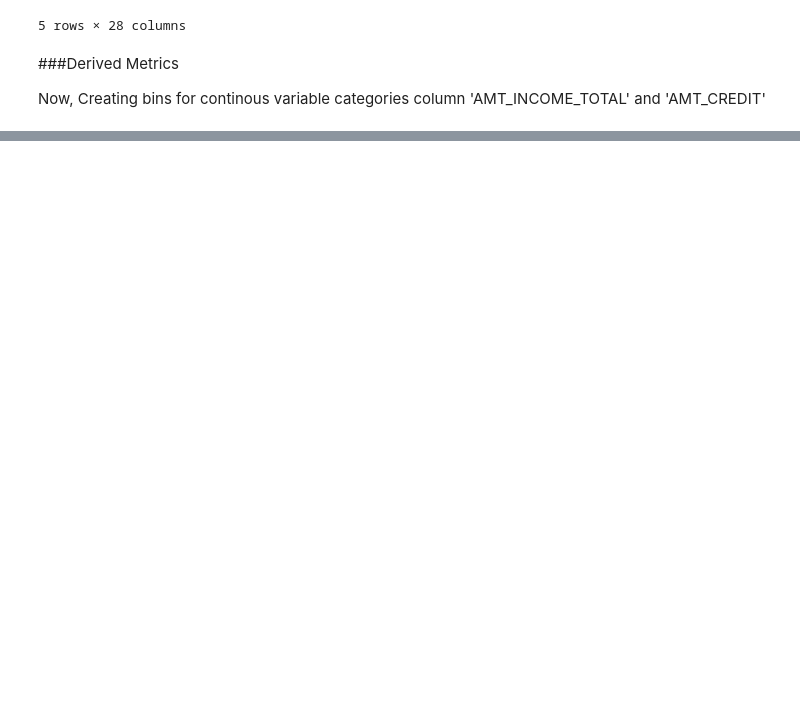
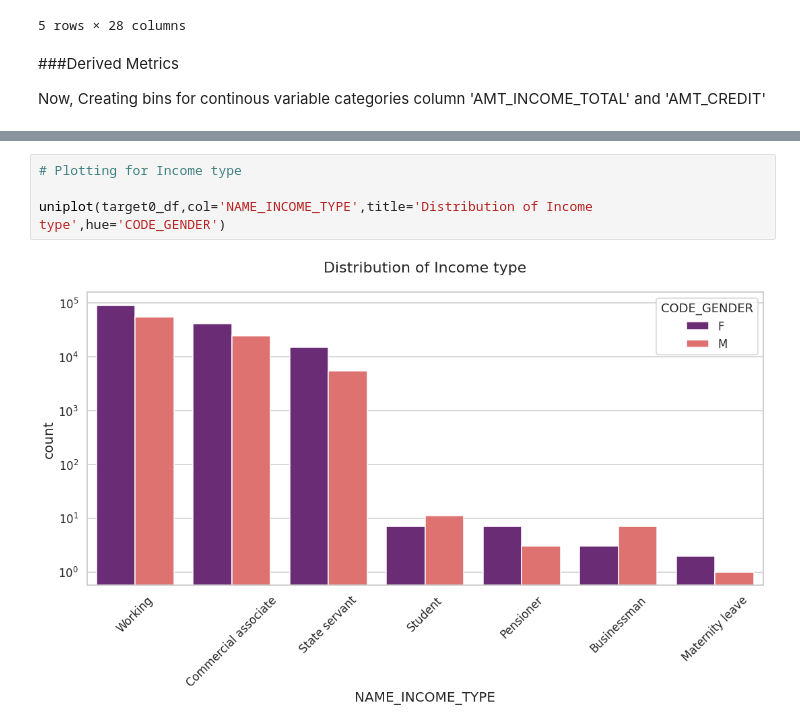
Before and after one commit to NIKHILNARSIPALLI/Credit-EDA-Case-Study, a Jupyter notebook: Untitled12.ipynb, the cells around one changed output, grey strips where cells are left out. Saved outputs shown, nothing was run; the diff lists cells and outputs as text; blank space fills up the shorter version.

```diff
--- a/Untitled12.ipynb
+++ b/Untitled12.ipynb
@@ -330,0 +407,6 @@ Now, Creating bins for continous variable categories column 'AMT_INCOME_TOTAL' a
+# %%
+# Plotting for Income type
+
+uniplot(target0_df,col='NAME_INCOME_TYPE',title='Distribution of Income type',hue='CODE_GENDER')
+# %% [output]
+[figure, added]
```
Also changed, not shown: parts of 20 cells of this notebook.
